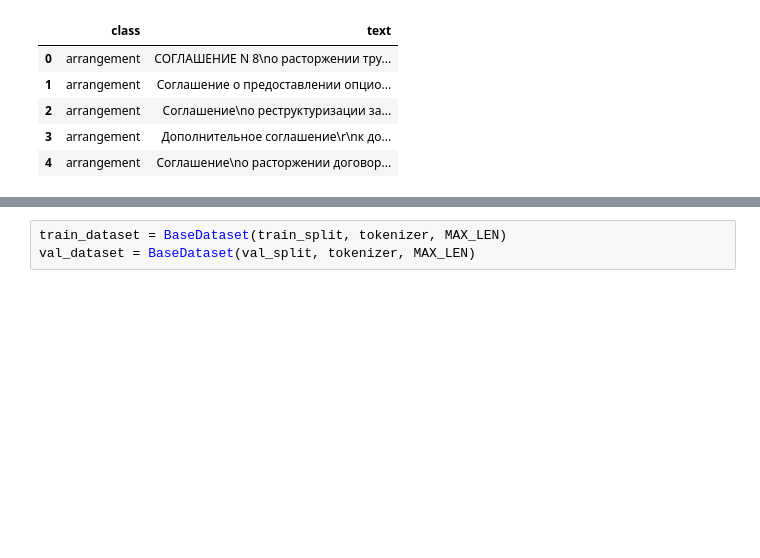
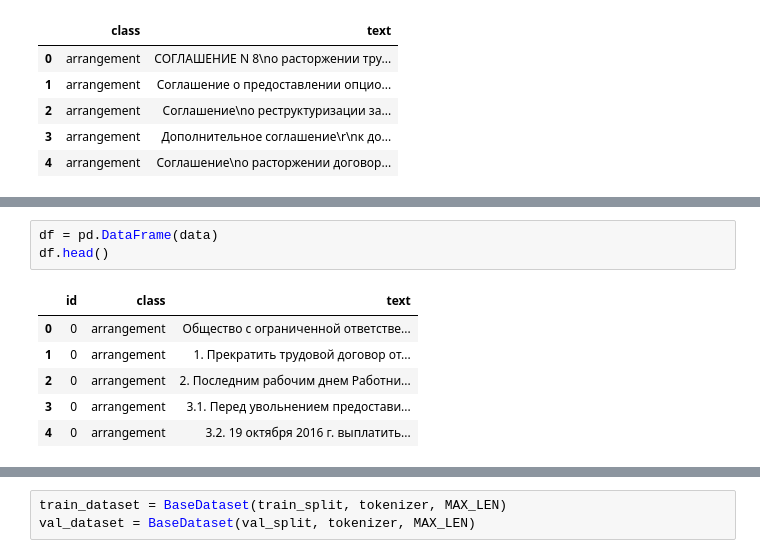
Before and after one commit to Samoed/text_classification_hackaton, a Jupyter notebook: notebooks/bert.ipynb, the cells around one changed output, grey strips where cells are left out. Cells and saved outputs as stored; diff of their text form; blank space fills up the shorter version.

```diff
--- a/notebooks/bert.ipynb
+++ b/notebooks/bert.ipynb
@@ -74,0 +113,10 @@ train_data.head()
+# %%
+df = pd.DataFrame(data)
+df.head()
+# %% [output]
+|  | id | class | text |
+| 0 | 0 | arrangement | Общество с ограниченной ответстве... |
+| 1 | 0 | arrangement | 1. Прекратить трудовой договор от... |
+| 2 | 0 | arrangement | 2. Последним рабочим днем Работни... |
+| 3 | 0 | arrangement | 3.1. Перед увольнением предостави... |
+| 4 | 0 | arrangement | 3.2. 19 октября 2016 г. выплатить... |
```
Also changed, not shown: parts of 18 cells of this notebook.
